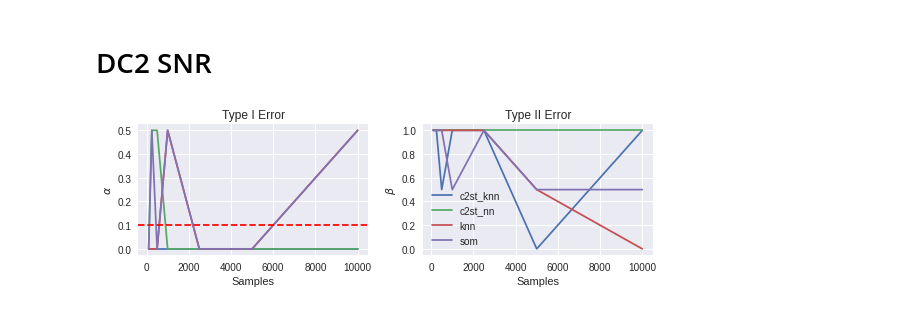
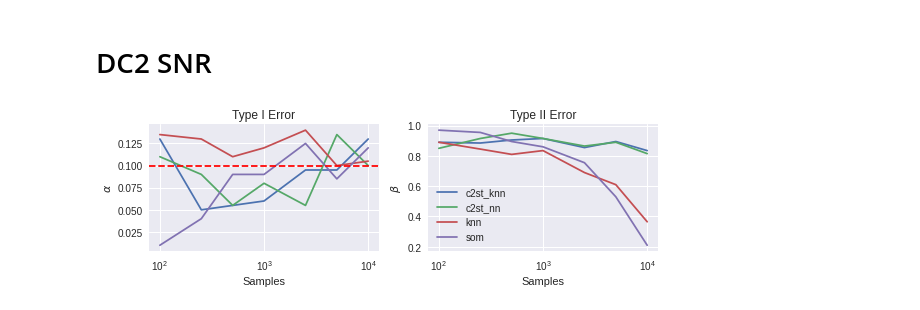
Before and after one commit to ayllon/SOMA, a Jupyter notebook: notebooks/sample_size/dc2.ipynb, the cells around one changed output. Saved outputs shown, nothing was run; the diff lists cells and outputs as text; code cells hidden in the pictures.

Commit message:
Import results for dc2 and eye (sample size)

```diff
--- a/notebooks/sample_size/dc2.ipynb
+++ b/notebooks/sample_size/dc2.ipynb
@@ -55,6 +55,10 @@ dc2_snr_results.to_csv(os.path.join(plot_dir, 'dc2_snr_results_samples.csv'))
+# %%
+#dc2_snr_results = stat_errors_vs_sample_size(dc2_snr, dc2, tests, samples, repeat=repeat)
+#dc2_snr_results.to_csv('../../results/sample_size/dc2_snr_results_samples.csv')
+dc2_snr_results = pandas.read_csv('../../results/sample_size/dc2_snr_results_samples.csv', index_col=[0, 1])
 # %%
-dc2_snr_fig = plot_errors(dc2_snr_results)
+dc2_snr_fig = plot_errors(dc2_snr_results, logscale=True)
 dc2_snr_fig.savefig(os.path.join(plot_dir, 'dc2_snr_power_samples.eps'))
 # %% [output]
-[figure, old version]
+[figure, new version]
 # %%
```
Also changed, not shown: parts of 9 cells of this notebook, 6 other files.
